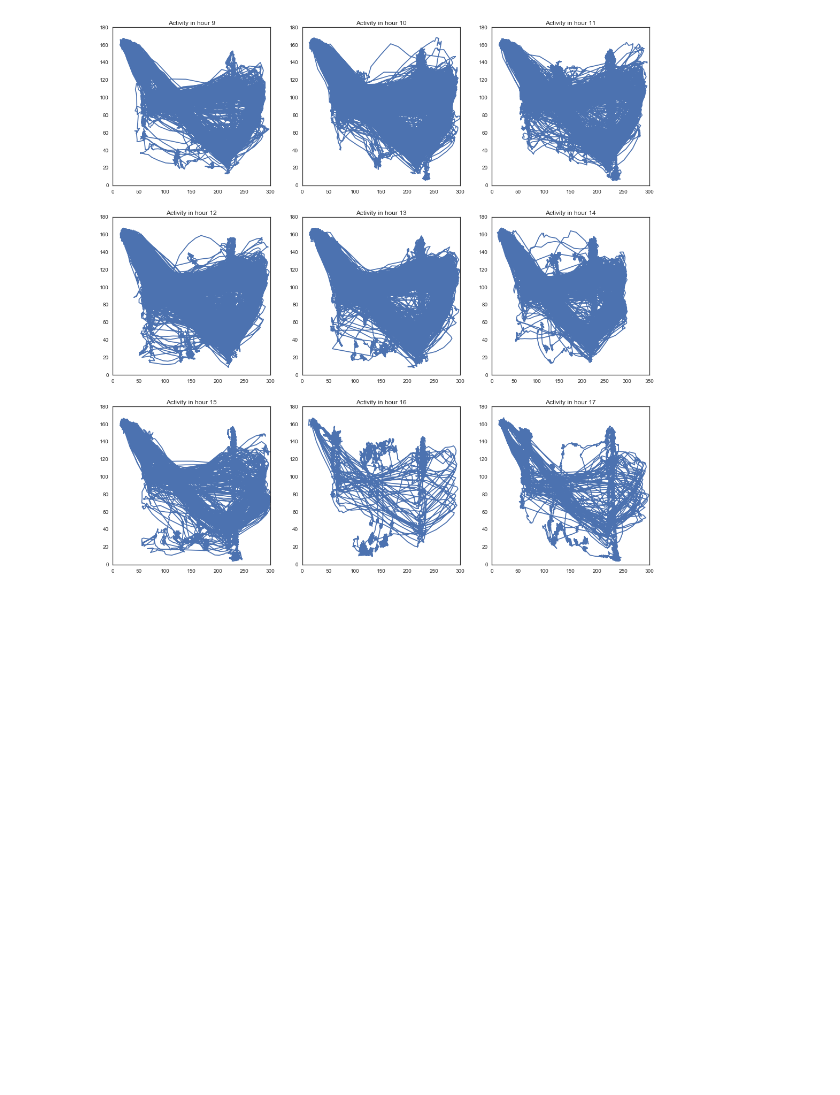
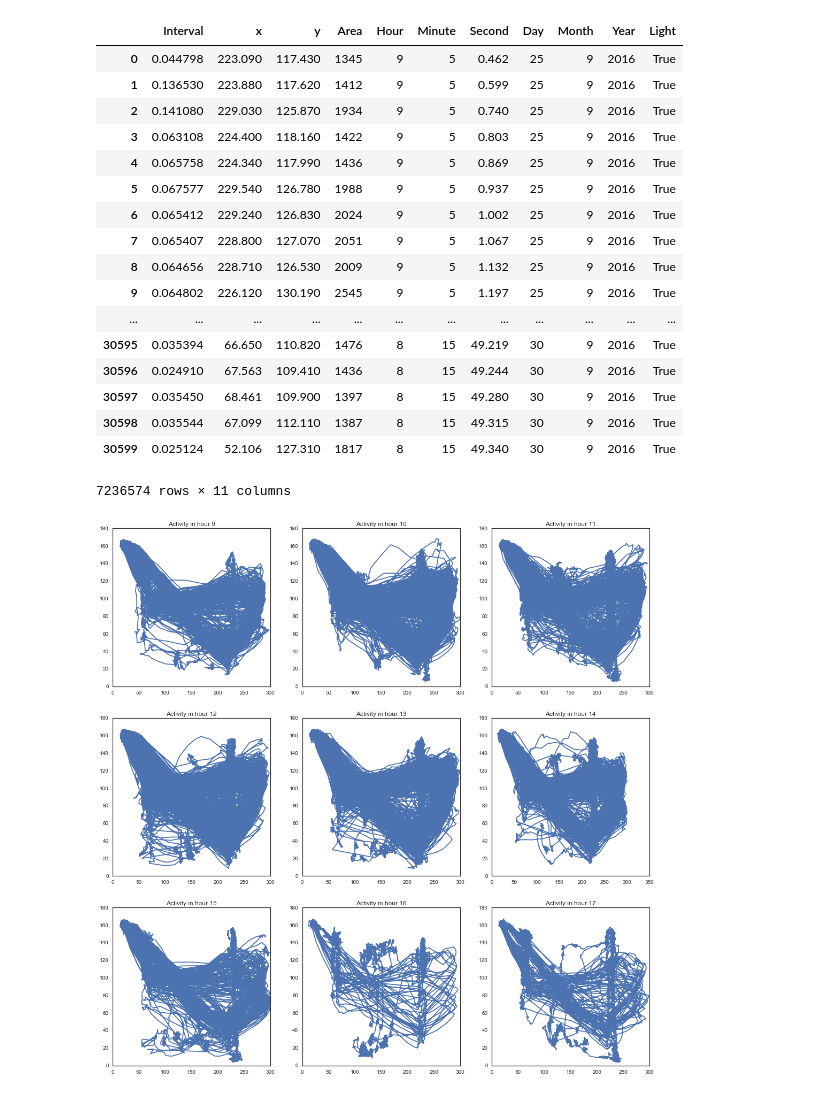
Before and after one commit to lmn93beo/Finch_Movement, a Jupyter notebook: Finch_Movement.ipynb, the cells around one changed output. Cells and saved outputs as stored; diff of their text form; code cells hidden in the pictures; blank space fills up the shorter version.

```diff
--- a/Finch_Movement.ipynb
+++ b/Finch_Movement.ipynb
@@ -61,3 +53,24 @@ frame_2CW100_all = pd.concat(frames)
+# %%
+frame_2CW100_all
+# %% [output]
+|  | Interval | x | y | Area | Hour | Minute | Second | Day | Month | Year | Light |
+| 0 | 0.044798 | 223.090 | 117.430 | 1345 | 9 | 5 | 0.462 | 25 | 9 | 2016 | True |
+| 1 | 0.136530 | 223.880 | 117.620 | 1412 | 9 | 5 | 0.599 | 25 | 9 | 2016 | True |
+| 2 | 0.141080 | 229.030 | 125.870 | 1934 | 9 | 5 | 0.740 | 25 | 9 | 2016 | True |
+| 3 | 0.063108 | 224.400 | 118.160 | 1422 | 9 | 5 | 0.803 | 25 | 9 | 2016 | True |
+| 4 | 0.065758 | 224.340 | 117.990 | 1436 | 9 | 5 | 0.869 | 25 | 9 | 2016 | True |
+| 5 | 0.067577 | 229.540 | 126.780 | 1988 | 9 | 5 | 0.937 | 25 | 9 | 2016 | True |
+| 6 | 0.065412 | 229.240 | 126.830 | 2024 | 9 | 5 | 1.002 | 25 | 9 | 2016 | True |
+| 7 | 0.065407 | 228.800 | 127.070 | 2051 | 9 | 5 | 1.067 | 25 | 9 | 2016 | True |
+| 8 | 0.064656 | 228.710 | 126.530 | 2009 | 9 | 5 | 1.132 | 25 | 9 | 2016 | True |
+| 9 | 0.064802 | 226.120 | 130.190 | 2545 | 9 | 5 | 1.197 | 25 | 9 | 2016 | True |
+| ... | ... | ... | ... | ... | ... | ... | ... | ... | ... | ... | ... |
+| 30595 | 0.035394 | 66.650 | 110.820 | 1476 | 8 | 15 | 49.219 | 30 | 9 | 2016 | True |
+| 30596 | 0.024910 | 67.563 | 109.410 | 1436 | 8 | 15 | 49.244 | 30 | 9 | 2016 | True |
+| 30597 | 0.035450 | 68.461 | 109.900 | 1397 | 8 | 15 | 49.280 | 30 | 9 | 2016 | True |
+| 30598 | 0.035544 | 67.099 | 112.110 | 1387 | 8 | 15 | 49.315 | 30 | 9 | 2016 | True |
+| 30599 | 0.025124 | 52.106 | 127.310 | 1817 | 8 | 15 | 49.340 | 30 | 9 | 2016 | True |
+7236574 rows × 11 columns
 # %%
 frame_to_display = day_frame_0927
 
```
Also changed, not shown: parts of 10 cells of this notebook.
